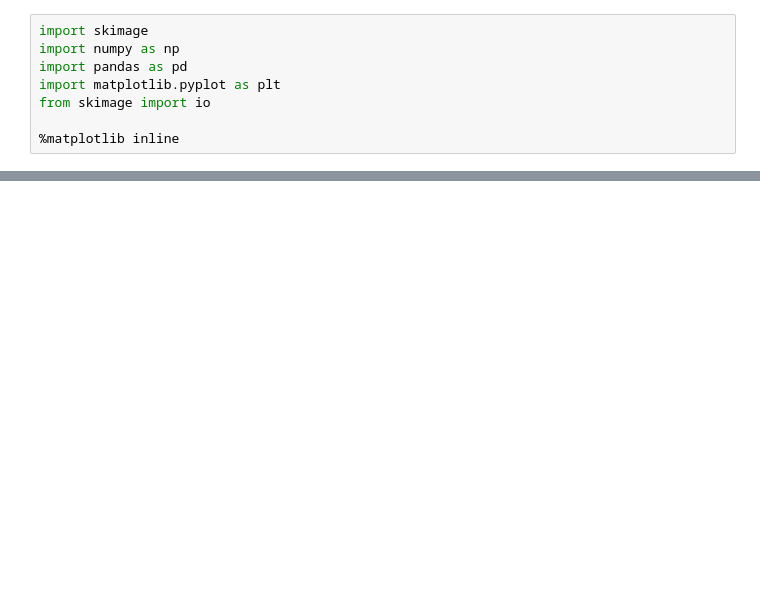
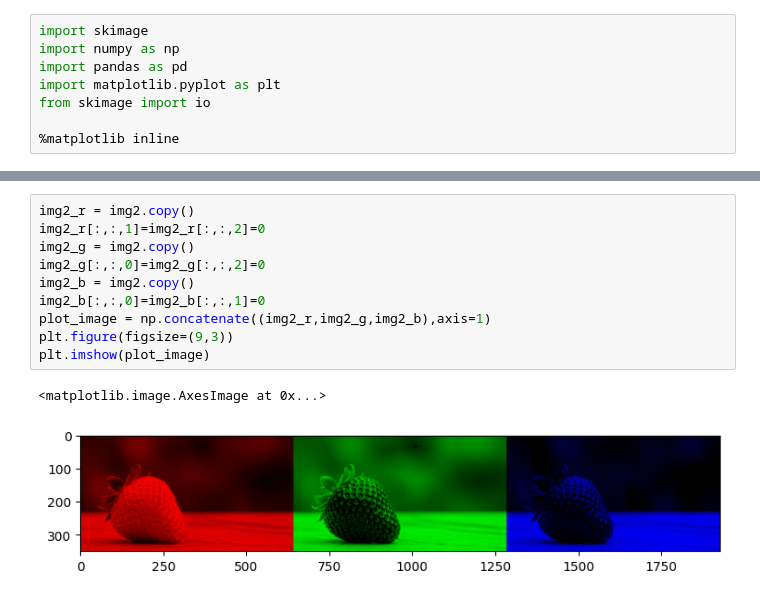
Before and after one commit to ShyamRuthvik/ml_lab, a Jupyter notebook: week3.ipynb, the cells around one changed output, grey strips where cells are left out. Drawn from its saved outputs; the diff is of its cells as text; blank space fills up the shorter version.

```diff
--- a/week3.ipynb
+++ b/week3.ipynb
@@ -15,0 +25,13 @@ FileNotFoundError: No such file: 'c:\ml\img1.jpg'
+# %%
+img2_r = img2.copy()
+img2_r[:,:,1]=img2_r[:,:,2]=0
+img2_g = img2.copy()
+img2_g[:,:,0]=img2_g[:,:,2]=0
+img2_b = img2.copy()
+img2_b[:,:,0]=img2_b[:,:,1]=0
+plot_image = np.concatenate((img2_r,img2_g,img2_b),axis=1)
+plt.figure(figsize=(9,3))
+plt.imshow(plot_image)
+# %% [output]
+<matplotlib.image.AxesImage at 0x...>
+[figure, added]
```
Also changed, not shown: parts of 13 cells of this notebook, 4 other files.
